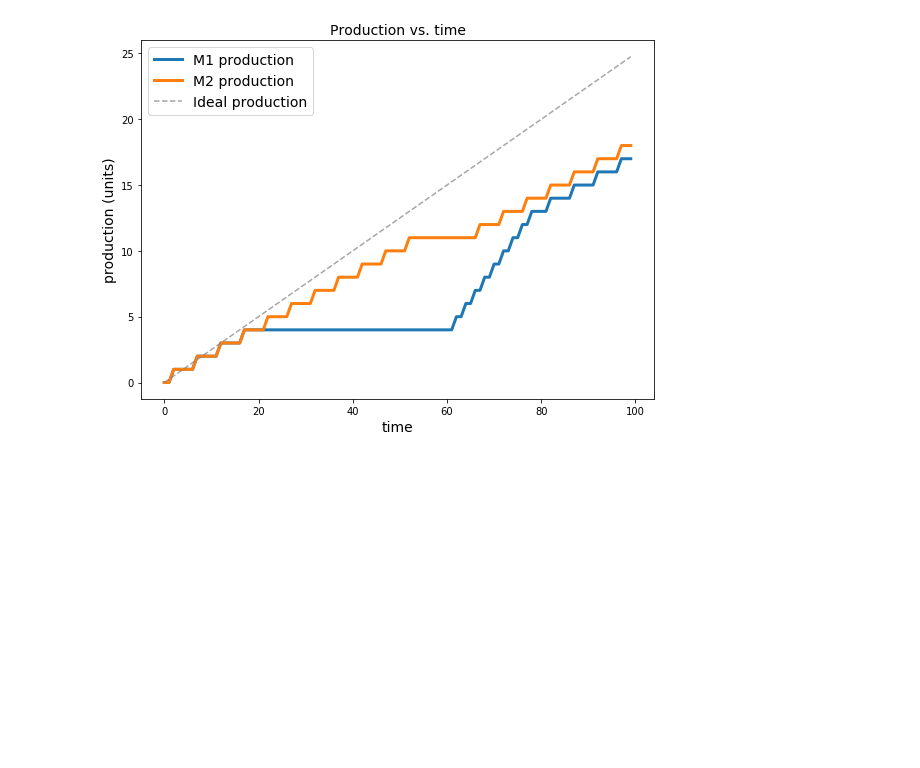
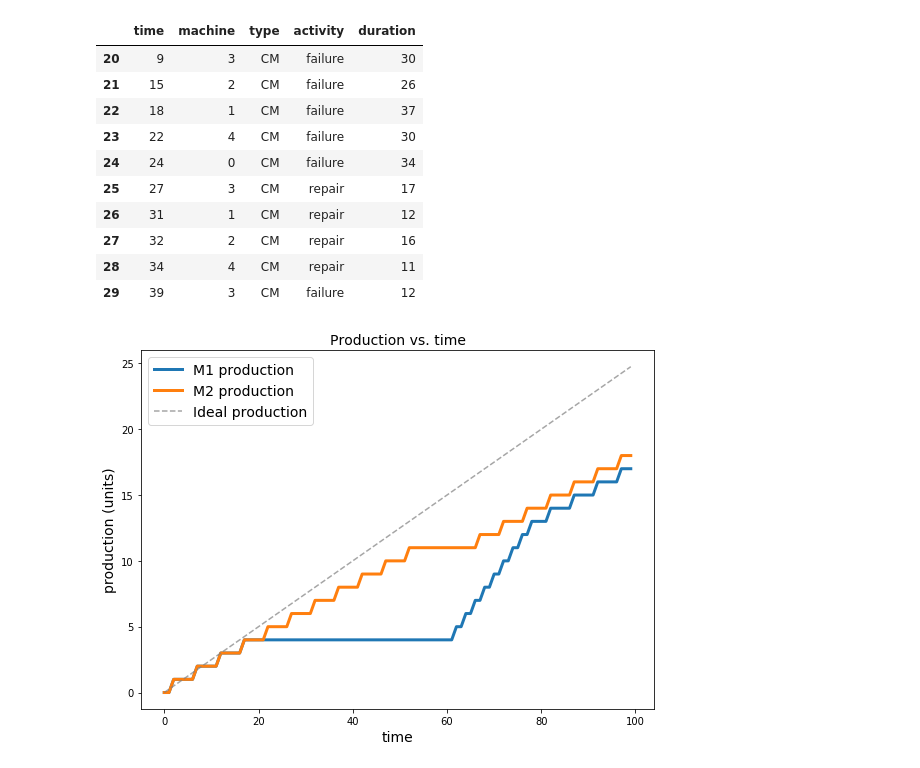
Before and after one commit to m-hoff/simantha, a Jupyter notebook: test.ipynb, the cells around one changed output. Saved outputs shown, nothing was run; the diff lists cells and outputs as text; code cells hidden in the pictures; blank space fills up the shorter version.

```diff
--- a/test.ipynb
+++ b/test.ipynb
@@ -20,3 +125,18 @@ Simulation complete in 0.24s
+# %%
+maintenance = sys.maintenance_data[sys.maintenance_data['time'] >= 0]
+maintenance[:10]
+# %% [output]
+|  | time | machine | type | activity | duration |
+| 20 | 9 | 3 | CM | failure | 30 |
+| 21 | 15 | 2 | CM | failure | 26 |
+| 22 | 18 | 1 | CM | failure | 37 |
+| 23 | 22 | 4 | CM | failure | 30 |
+| 24 | 24 | 0 | CM | failure | 34 |
+| 25 | 27 | 3 | CM | repair | 17 |
+| 26 | 31 | 1 | CM | repair | 12 |
+| 27 | 32 | 2 | CM | repair | 16 |
+| 28 | 34 | 4 | CM | repair | 11 |
+| 29 | 39 | 3 | CM | failure | 12 |
 # %%
 plt.figure(figsize=(8,6))
 prod = sys.production_data[sys.production_data['time'] >= 0]
```
Also changed, not shown: parts of 12 cells of this notebook, 4 other files.
